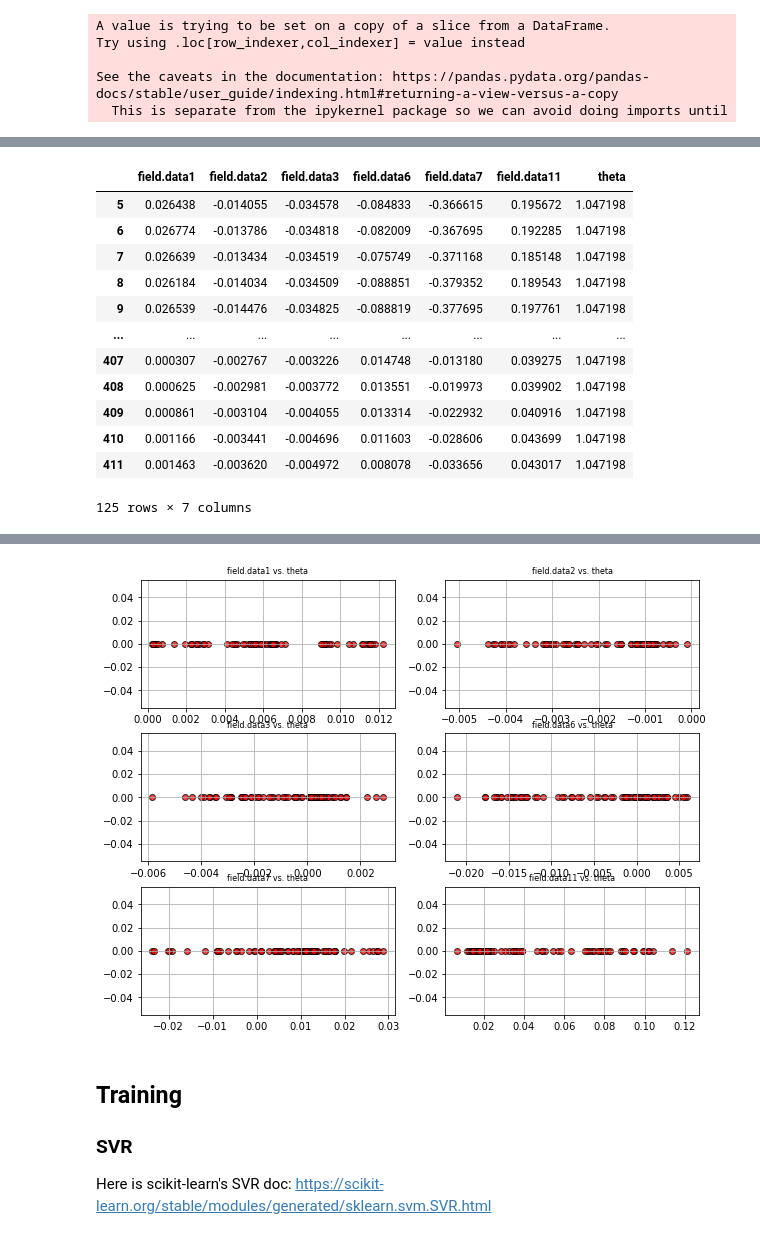
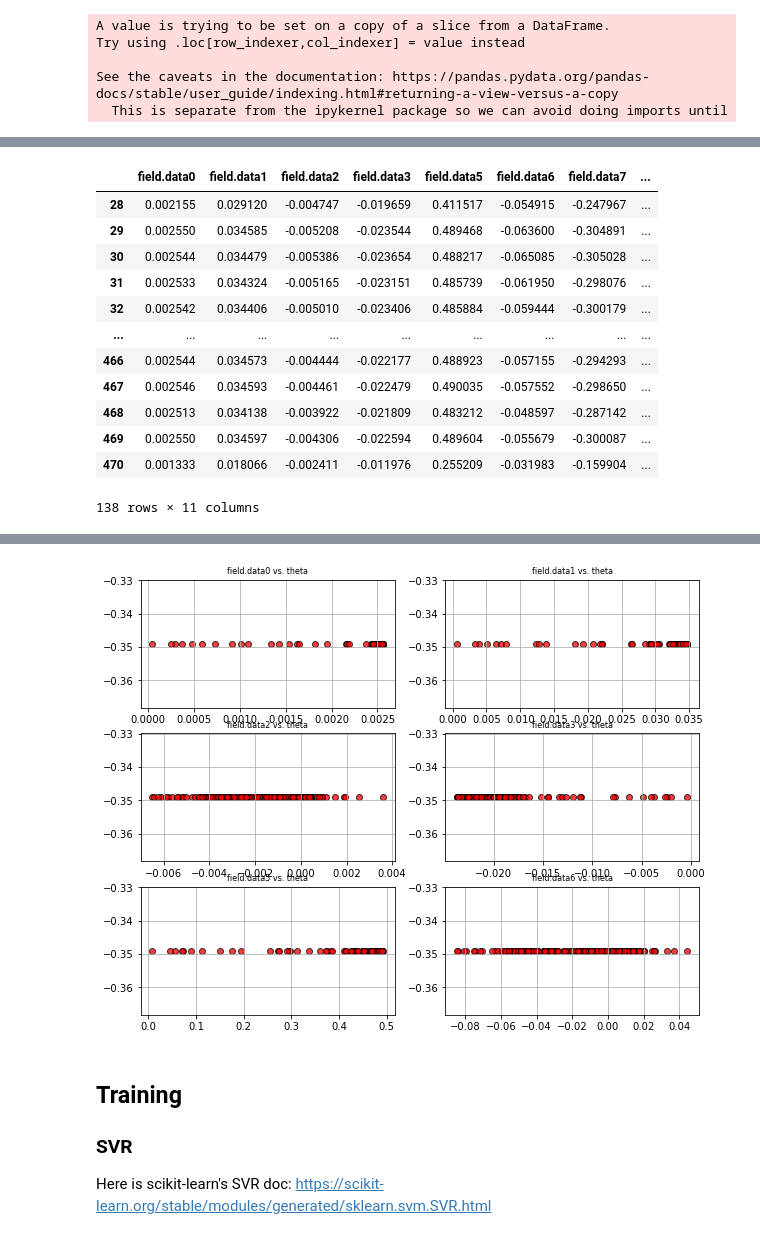
Before and after one commit to zdai257/DeepAOANet, a Jupyter notebook: R2deg.ipynb, the cells around one changed output, grey strips where cells are left out. Cells and saved outputs as stored; diff of their text form; code cells hidden in the pictures.

```diff
--- a/R2deg.ipynb
+++ b/R2deg.ipynb
@@ -26,13 +26,15 @@ Create dataset for training and testing from Rosbag recorded .csv file named as
 # %%
 data_dir = 'data_0106'
 aoa_dict = {}
+#fields_lst = ['field.data1', 'field.data2', 'field.data3', 'field.data6', 'field.data7', 'field.data11']
+fields_lst = ['field.data0', 'field.data1', 'field.data2', 'field.data3', 'field.data5', 'field.data6', 'field.data7', 'field.data10', 'field.data11', 'field.data15']
 
 for filename in os.listdir(data_dir):
     if filename.startswith("deg_m") and filename.endswith(".csv"):
         aoa = pd.read_csv(join(data_dir, filename), sep=',', header=0)
-        aoa_Rjk = aoa[['field.data1', 'field.data2', 'field.data3', 'field.data6', 'field.data7', 'field.data11']]
+        aoa_Rjk = aoa[fields_lst]
         aoa_dict[- float(filename[5:-4])] = aoa_Rjk
     elif filename.startswith("deg_") and filename.endswith(".csv"):
         aoa = pd.read_csv(join(data_dir, filename), sep=',', header=0)
-        aoa_Rjk = aoa[['field.data1', 'field.data2', 'field.data3', 'field.data6', 'field.data7', 'field.data11']]
+        aoa_Rjk = aoa[fields_lst]
         aoa_dict[float(filename[4:-4])] = aoa_Rjk
@@ -95,21 +113,21 @@ for key in aoa_dict.keys():
     aoa_sig[key] = aoa_dict[key].drop(aoa_dict[key][abs(aoa_dict[key]['field.data1']) < 1e-04].index)
     aoa_noi[key] = aoa_dict[key].drop(aoa_dict[key][abs(aoa_dict[key]['field.data1']) >= 1e-04].index)
 # %%
-aoa_sig[60]
+aoa_sig[-20]
 # %% [output]
-|  | field.data1 | field.data2 | field.data3 | field.data6 | field.data7 | field.data11 | theta |
-| 5 | 0.026438 | -0.014055 | -0.034578 | -0.084833 | -0.366615 | 0.195672 | 1.047198 |
-| 6 | 0.026774 | -0.013786 | -0.034818 | -0.082009 | -0.367695 | 0.192285 | 1.047198 |
-| 7 | 0.026639 | -0.013434 | -0.034519 | -0.075749 | -0.371168 | 0.185148 | 1.047198 |
-| 8 | 0.026184 | -0.014034 | -0.034509 | -0.088851 | -0.379352 | 0.189543 | 1.047198 |
-| 9 | 0.026539 | -0.014476 | -0.034825 | -0.088819 | -0.377695 | 0.197761 | 1.047198 |
-| ... | ... | ... | ... | ... | ... | ... | ... |
-| 407 | 0.000307 | -0.002767 | -0.003226 | 0.014748 | -0.013180 | 0.039275 | 1.047198 |
-| 408 | 0.000625 | -0.002981 | -0.003772 | 0.013551 | -0.019973 | 0.039902 | 1.047198 |
-| 409 | 0.000861 | -0.003104 | -0.004055 | 0.013314 | -0.022932 | 0.040916 | 1.047198 |
-| 410 | 0.001166 | -0.003441 | -0.004696 | 0.011603 | -0.028606 | 0.043699 | 1.047198 |
-| 411 | 0.001463 | -0.003620 | -0.004972 | 0.008078 | -0.033656 | 0.043017 | 1.047198 |
+|  | field.data0 | field.data1 | field.data2 | field.data3 | field.data5 | field.data6 | field.data7 | ... |
+| 28 | 0.002155 | 0.029120 | -0.004747 | -0.019659 | 0.411517 | -0.054915 | -0.247967 | ... |
+| 29 | 0.002550 | 0.034585 | -0.005208 | -0.023544 | 0.489468 | -0.063600 | -0.304891 | ... |
+| 30 | 0.002544 | 0.034479 | -0.005386 | -0.023654 | 0.488217 | -0.065085 | -0.305028 | ... |
+| 31 | 0.002533 | 0.034324 | -0.005165 | -0.023151 | 0.485739 | -0.061950 | -0.298076 | ... |
+| 32 | 0.002542 | 0.034406 | -0.005010 | -0.023406 | 0.485884 | -0.059444 | -0.300179 | ... |
+| ... | ... | ... | ... | ... | ... | ... | ... | ... |
+| 466 | 0.002544 | 0.034573 | -0.004444 | -0.022177 | 0.488923 | -0.057155 | -0.294293 | ... |
+| 467 | 0.002546 | 0.034593 | -0.004461 | -0.022479 | 0.490035 | -0.057552 | -0.298650 | ... |
+| 468 | 0.002513 | 0.034138 | -0.003922 | -0.021809 | 0.483212 | -0.048597 | -0.287142 | ... |
+| 469 | 0.002550 | 0.034597 | -0.004306 | -0.022594 | 0.489604 | -0.055679 | -0.300087 | ... |
+| 470 | 0.001333 | 0.018066 | -0.002411 | -0.011976 | 0.255209 | -0.031983 | -0.159904 | ... |
-125 rows × 7 columns
+138 rows × 11 columns
 # %%
 # Xaoa = aoa_sig <-> theta[Rad]
 Xaoa = pd.concat([aoa_sig[-60], aoa_sig[-50], aoa_sig[-40], aoa_sig[-30], aoa_sig[-20], aoa_sig[-10], aoa_sig[0], aoa_sig[10], aoa_sig[20], aoa_sig[30], aoa_sig[40], aoa_sig[50], aoa_sig[60]], ignore_index=True)
@@ -132,15 +150,15 @@ Name: theta, dtype: int64
 # %%
 # Visualize data
 fig,ax = plt.subplots(3,2,figsize=(10,8))
 ax = ax.ravel()
-visual_key = 0
+visual_key = -20
 for i in range(6):
     ax[i].scatter(aoa_sig[visual_key][aoa_sig[visual_key].columns[i]],aoa_sig[visual_key]['theta'],edgecolor='k',color='red',alpha=0.75)
     ax[i].set_title(f"{aoa_sig[visual_key].columns[i]} vs. theta",fontsize=8)
     ax[i].grid(True)
 plt.show()
 # %% [output]
-[figure, old version]
+[figure, new version]
 # %% [markdown]
 ## Training
 ### SVR
```
Also changed, not shown: parts of 39 cells of this notebook, 19 other files.
